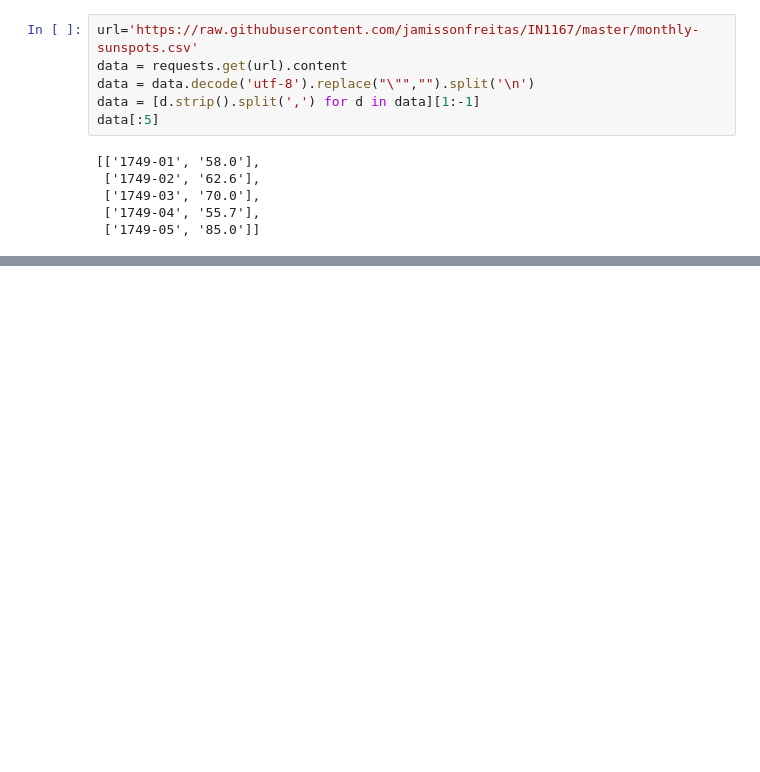
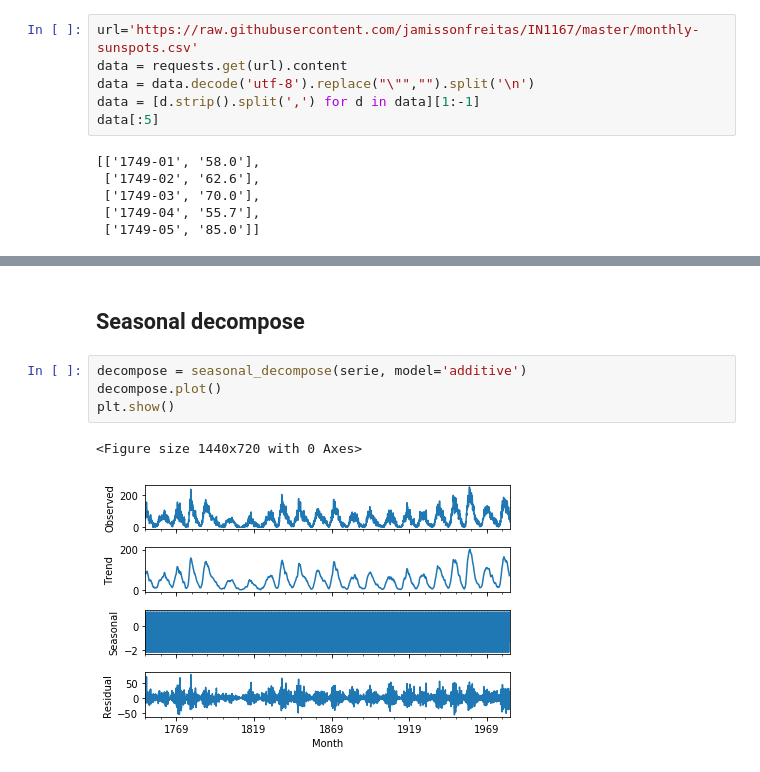
Before and after one commit to jamissonfreitas/IN1167, a Jupyter notebook: report.ipynb, the cells around one changed output, grey strips where cells are left out. Cells and saved outputs as stored; diff of their text form; blank space fills up the shorter version.

```diff
--- a/report.ipynb
+++ b/report.ipynb
@@ -70,0 +97,9 @@ plt.show()
+# %% [markdown]
+## Seasonal decompose
+# %%
+decompose = seasonal_decompose(serie, model='additive')
+decompose.plot()
+plt.show()
+# %% [output]
+<Figure size 1440x720 with 0 Axes>
+[figure, added]
```
Also changed, not shown: parts of 20 cells of this notebook.
